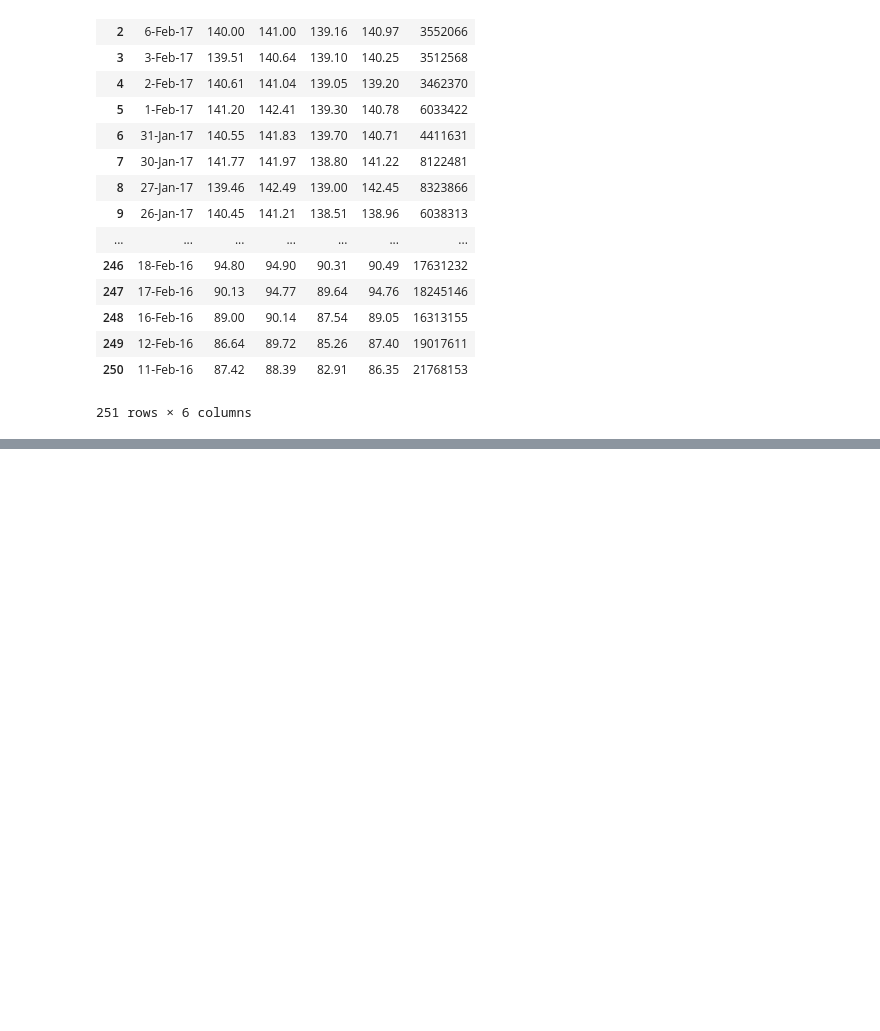
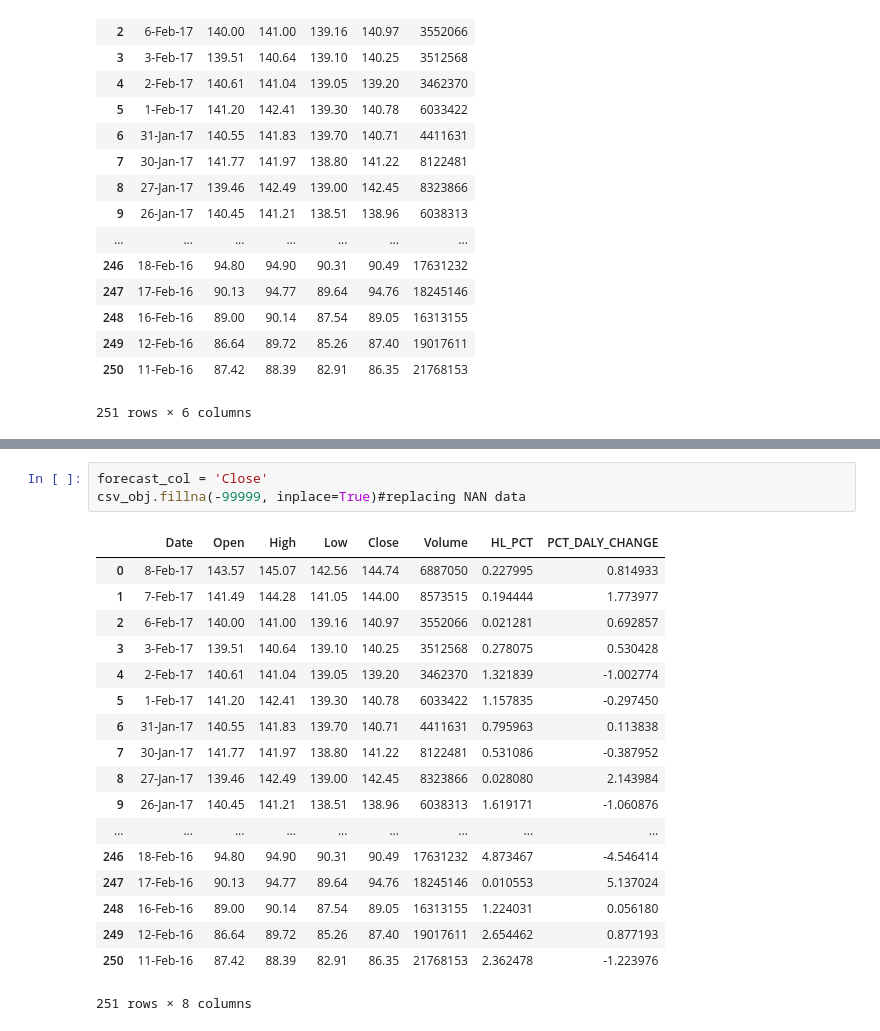
Before and after one commit to miguelmyers8/Testing-my-own-dataset-ML, a Jupyter notebook: testingdatasets.ipynb, the cells around one changed output, grey strips where cells are left out. Cells and saved outputs as stored; diff of their text form; blank space fills up the shorter version.

Commit message:
broke down csv data

```diff
--- a/testingdatasets.ipynb
+++ b/testingdatasets.ipynb
@@ -33,0 +69,22 @@ TypeError: argument of type 'float' is not iterable
+# %%
+forecast_col = 'Close'
+csv_obj.fillna(-99999, inplace=True)#replacing NAN data
+# %% [output]
+|  | Date | Open | High | Low | Close | Volume | HL_PCT | PCT_DALY_CHANGE |
+| 0 | 8-Feb-17 | 143.57 | 145.07 | 142.56 | 144.74 | 6887050 | 0.227995 | 0.814933 |
+| 1 | 7-Feb-17 | 141.49 | 144.28 | 141.05 | 144.00 | 8573515 | 0.194444 | 1.773977 |
+| 2 | 6-Feb-17 | 140.00 | 141.00 | 139.16 | 140.97 | 3552066 | 0.021281 | 0.692857 |
+| 3 | 3-Feb-17 | 139.51 | 140.64 | 139.10 | 140.25 | 3512568 | 0.278075 | 0.530428 |
+| 4 | 2-Feb-17 | 140.61 | 141.04 | 139.05 | 139.20 | 3462370 | 1.321839 | -1.002774 |
+| 5 | 1-Feb-17 | 141.20 | 142.41 | 139.30 | 140.78 | 6033422 | 1.157835 | -0.297450 |
+| 6 | 31-Jan-17 | 140.55 | 141.83 | 139.70 | 140.71 | 4411631 | 0.795963 | 0.113838 |
+| 7 | 30-Jan-17 | 141.77 | 141.97 | 138.80 | 141.22 | 8122481 | 0.531086 | -0.387952 |
+| 8 | 27-Jan-17 | 139.46 | 142.49 | 139.00 | 142.45 | 8323866 | 0.028080 | 2.143984 |
+| 9 | 26-Jan-17 | 140.45 | 141.21 | 138.51 | 138.96 | 6038313 | 1.619171 | -1.060876 |
+| ... | ... | ... | ... | ... | ... | ... | ... | ... |
+| 246 | 18-Feb-16 | 94.80 | 94.90 | 90.31 | 90.49 | 17631232 | 4.873467 | -4.546414 |
+| 247 | 17-Feb-16 | 90.13 | 94.77 | 89.64 | 94.76 | 18245146 | 0.010553 | 5.137024 |
+| 248 | 16-Feb-16 | 89.00 | 90.14 | 87.54 | 89.05 | 16313155 | 1.224031 | 0.056180 |
+| 249 | 12-Feb-16 | 86.64 | 89.72 | 85.26 | 87.40 | 19017611 | 2.654462 | 0.877193 |
+| 250 | 11-Feb-16 | 87.42 | 88.39 | 82.91 | 86.35 | 21768153 | 2.362478 | -1.223976 |
+251 rows × 8 columns
```
Also changed, not shown: parts of 5 cells of this notebook.
